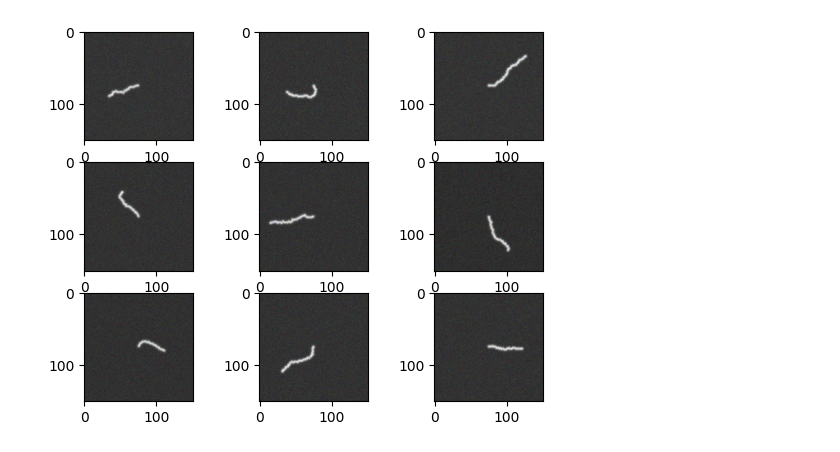
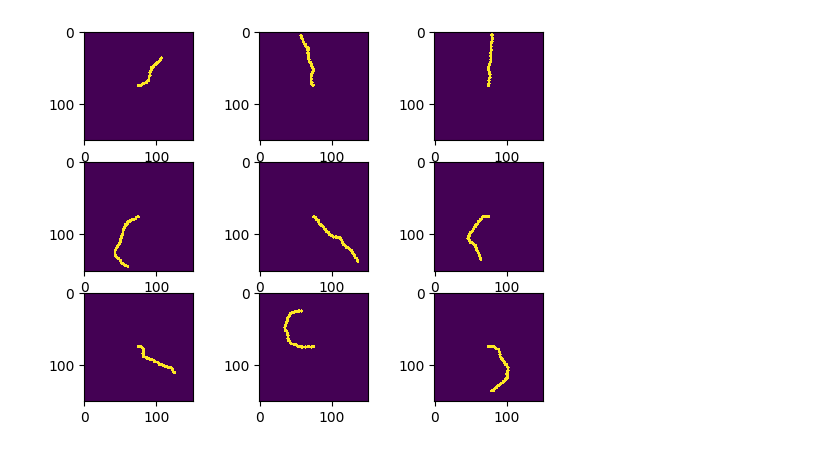
Before and after one commit to twardlab/neurotrack, a Jupyter notebook: SAC_v1.ipynb, the cells around one changed output. Drawn from its saved outputs; the diff is of its cells as text; code cells hidden in the pictures.

Commit message:
EDIT: phantoms output binary neuron mask rather than tracking boundary mask.

```diff
--- a/SAC_v1.ipynb
+++ b/SAC_v1.ipynb
@@ -136,12 +137,12 @@ def show_state(env, returns, rewards, policy_loss, fig):
 # %%
 f = "/home/brysongray/tractography/neuron_trx/training_data/bendy_thin/"
 fig, ax = plt.subplots(3,3)
 ax = ax.ravel()
-for i,img_file in enumerate(os.listdir(f)[18:27]):
+for i,img_file in enumerate(os.listdir(f)[9:18]):
     img, true_density, mask = list(torch.load(os.path.join(f,img_file), weights_only=True).values())
-    ax[i].imshow(img.permute(1,2,3,0).amax(0))
+    ax[i].imshow(mask[0].amax(0), interpolation="none")
 # %% [output]
-[figure, old version]
+[figure, new version]
 # %%
 f = open('/home/brysongray/tractography/neuron_trx/configs/sac_config_8-9-24.json')
 args = json.load(f)
```
Also changed, not shown: parts of 6 cells of this notebook, 1 other file.
